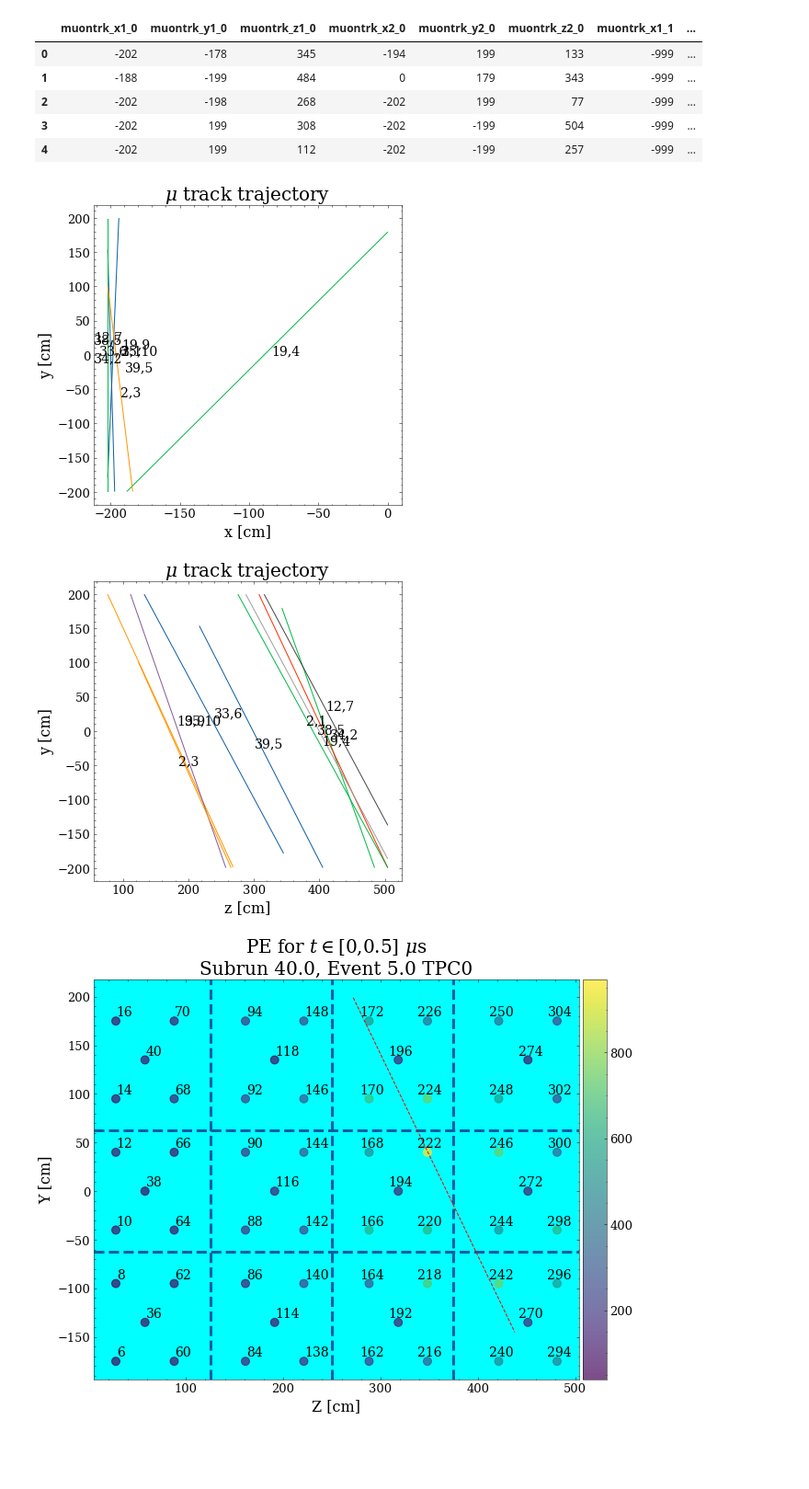
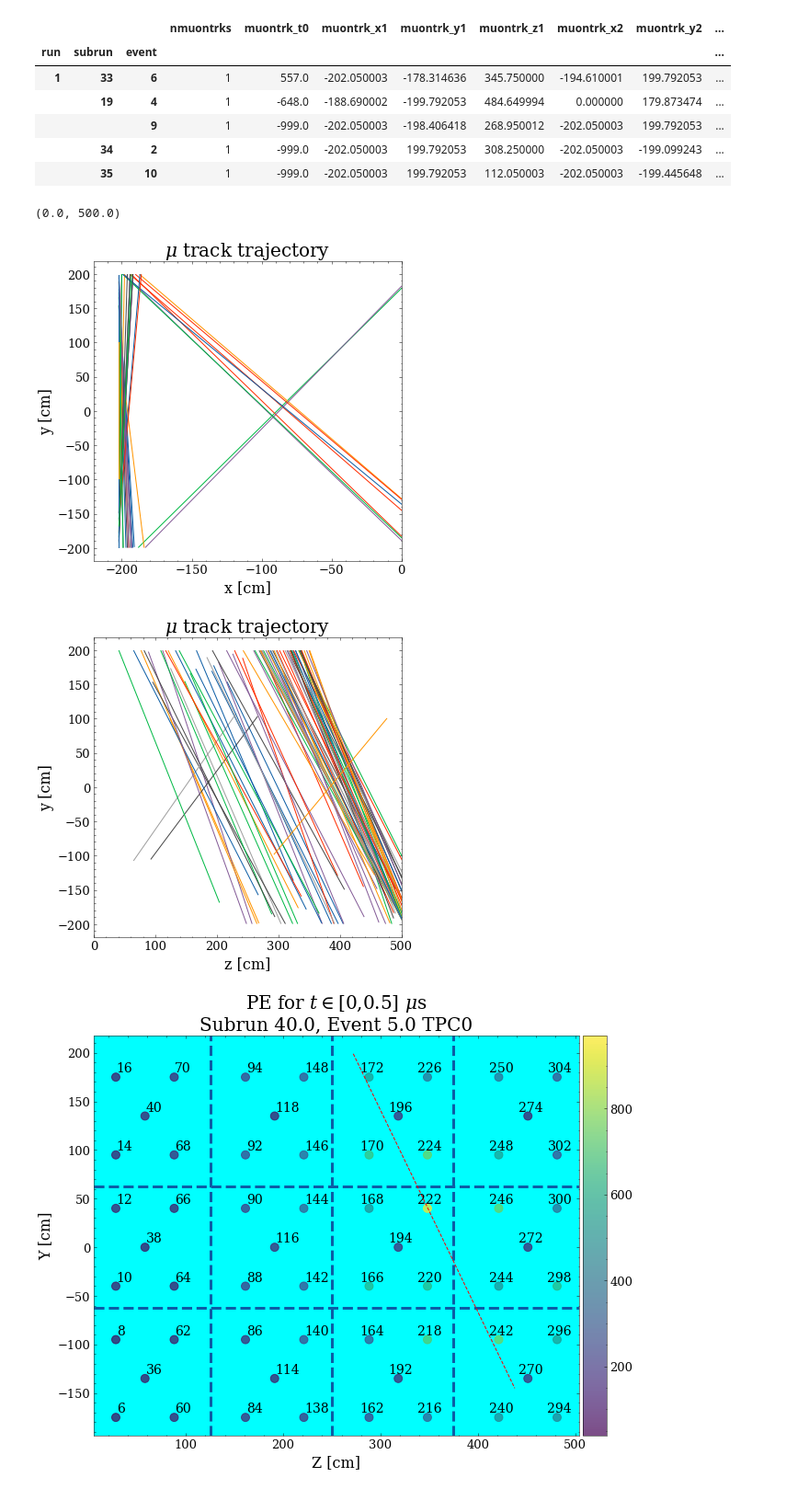
Before and after one commit to bear-is-asleep/pmt_commissioning, a Jupyter notebook: timing_scripts/testing.ipynb, the cells around one changed output. Shown at 92% size. Drawn from its saved outputs; the diff is of its cells as text; code cells hidden in the pictures; blank space fills up the shorter version.

```diff
--- a/timing_scripts/testing.ipynb
+++ b/timing_scripts/testing.ipynb
@@ -36,24 +47,29 @@ PE_tpc0_df.head()
 # %%
 muon_plot_tpc0_df = muon_tpc0_df.drop(['nmuontrks','muontrk_t0'],axis=1)
 muon_plot_tpc0_df = pmtpic.get_muon_tracks(muon_plot_tpc0_df)
+
 #muon_plot_tpc0_df = muon_plot_tpc0_df.set_index(['run','subrun','event'])
-muon_plot_tpc0_df.head()
+muon_plot_tpc0_df.head(40)
+muon_tpc0_df.head()
 # %% [output]
-|  | muontrk_x1_0 | muontrk_y1_0 | muontrk_z1_0 | muontrk_x2_0 | muontrk_y2_0 | muontrk_z2_0 | muontrk_x1_1 | ... |
-| 0 | -202 | -178 | 345 | -194 | 199 | 133 | -999 | ... |
-| 1 | -188 | -199 | 484 | 0 | 179 | 343 | -999 | ... |
-| 2 | -202 | -198 | 268 | -202 | 199 | 77 | -999 | ... |
-| 3 | -202 | 199 | 308 | -202 | -199 | 504 | -999 | ... |
-| 4 | -202 | 199 | 112 | -202 | -199 | 257 | -999 | ... |
+|  |  |  | nmuontrks | muontrk_t0 | muontrk_x1 | muontrk_y1 | muontrk_z1 | muontrk_x2 | muontrk_y2 | ... |
+| run | subrun | event |  |  |  |  |  |  |  | ... |
+| 1 | 33 | 6 | 1 | 557.0 | -202.050003 | -178.314636 | 345.750000 | -194.610001 | 199.792053 | ... |
+|  | 19 | 4 | 1 | -648.0 | -188.690002 | -199.792053 | 484.649994 | 0.000000 | 179.873474 | ... |
+|  |  | 9 | 1 | -999.0 | -202.050003 | -198.406418 | 268.950012 | -202.050003 | 199.792053 | ... |
+|  | 34 | 2 | 1 | -999.0 | -202.050003 | 199.792053 | 308.250000 | -202.050003 | -199.099243 | ... |
+|  | 35 | 10 | 1 | -999.0 | -202.050003 | 199.792053 | 112.050003 | -202.050003 | -199.445648 | ... |
 # %%
-ax,fig = pmtplotters.plot_tracks(muon_plot_tpc0_df.head(10),'muontrk_x1_0','muontrk_y1_0','muontrk_x2_0','muontrk_y2_0',
+ax,fig = pmtplotters.plot_tracks(muon_plot_tpc0_df,'muontrk_x1_0','muontrk_y1_0','muontrk_x2_0','muontrk_y2_0',
       'muontrk_x1_1','muontrk_y1_1','muontrk_x2_1','muontrk_y2_1')
-#ax.set_xlim([-220,-160])
-ax,fig = pmtplotters.plot_tracks(muon_plot_tpc0_df.head(10),'muontrk_z1_0','muontrk_y1_0','muontrk_z2_0','muontrk_y2_0',
+ax.set_xlim([-220,0])
+ax,fig = pmtplotters.plot_tracks(muon_plot_tpc0_df,'muontrk_z1_0','muontrk_y1_0','muontrk_z2_0','muontrk_y2_0',
       'muontrk_z1_1','muontrk_y1_1','muontrk_z2_1','muontrk_y2_1')
+ax.set_xlim([0,500])
 # %% [output]
+(0.0, 500.0)
-[figure, old version]
+[figure, new version]
-[figure, old version]
+[figure, new version]
 # %%
 index = PE_tpc0_df.index.drop_duplicates()[10]
 
```
Also changed, not shown: parts of 2 cells of this notebook, 3 other files.
